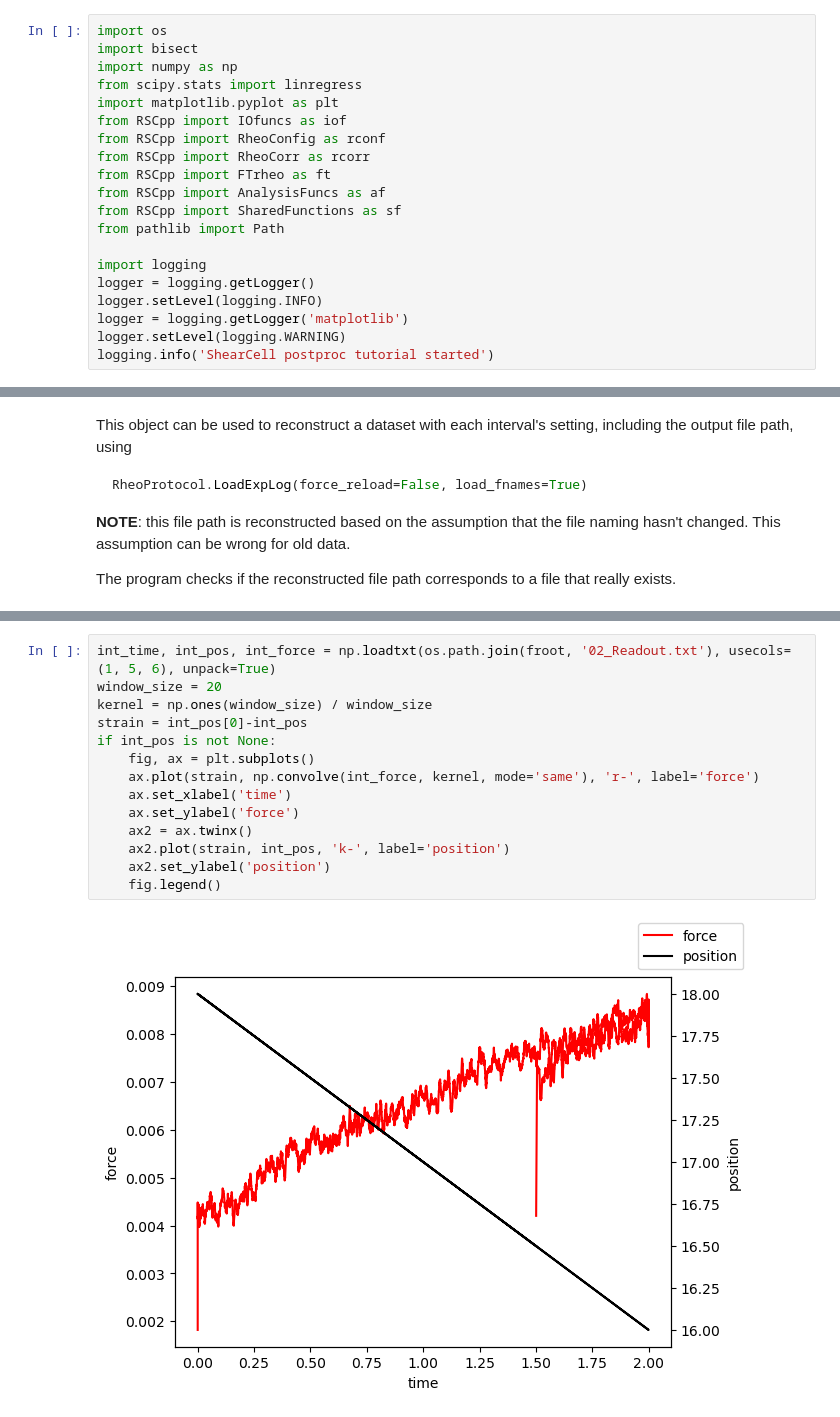
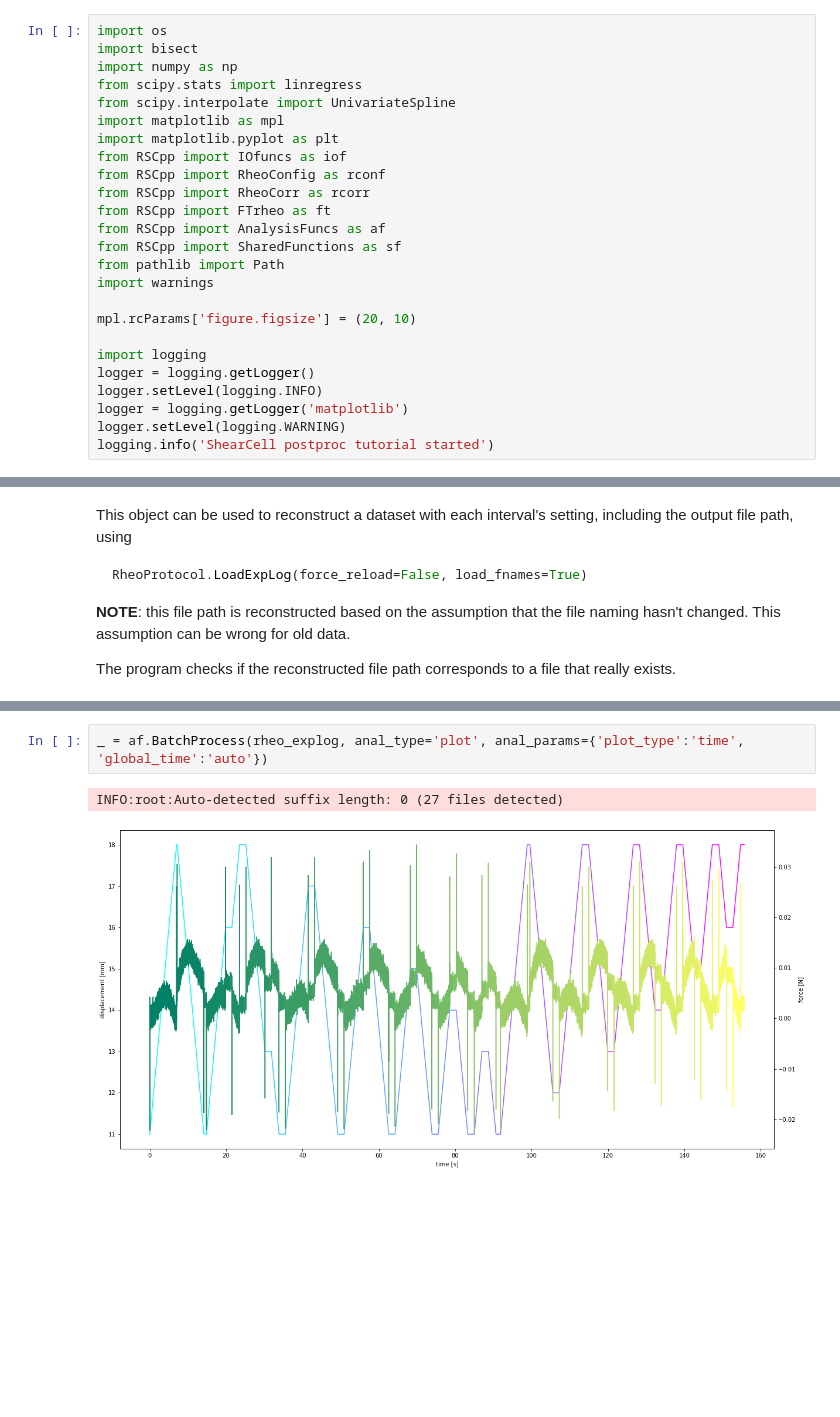
Before and after one commit to steaime/RheoShearCell_postproc, a Jupyter notebook: DataAnalysis_Suri_20260616_01.ipynb, the cells around one changed output, grey strips where cells are left out. Saved outputs shown, nothing was run; the diff lists cells and outputs as text; blank space fills up the shorter version.

```diff
--- a/DataAnalysis_Suri_20260616_01.ipynb
+++ b/DataAnalysis_Suri_20260616_01.ipynb
@@ -3,6 +3,8 @@ import os
 import bisect
 import numpy as np
 from scipy.stats import linregress
+from scipy.interpolate import UnivariateSpline
+import matplotlib as mpl
 import matplotlib.pyplot as plt
 from RSCpp import IOfuncs as iof
 from RSCpp import RheoConfig as rconf
@@ -11,6 +13,9 @@ from RSCpp import FTrheo as ft
 from RSCpp import AnalysisFuncs as af
 from RSCpp import SharedFunctions as sf
 from pathlib import Path
+import warnings
+
+mpl.rcParams['figure.figsize'] = (20, 10)
 
 import logging
 logger = logging.getLogger()
@@ -89,16 +89,5 @@ if int_pos is not None:
-# %%
-int_time, int_pos, int_force = np.loadtxt(os.path.join(froot, '02_Readout.txt'), usecols=(1, 5, 6), unpack=True)
-window_size = 20
-kernel = np.ones(window_size) / window_size
-strain = int_pos[0]-int_pos
-if int_pos is not None:
-    fig, ax = plt.subplots()
-    ax.plot(strain, np.convolve(int_force, kernel, mode='same'), 'r-', label='force')
-    ax.set_xlabel('time')
-    ax.set_ylabel('force')
-    ax2 = ax.twinx()
-    ax2.plot(strain, int_pos, 'k-', label='position')
-    ax2.set_ylabel('position')
-    fig.legend()
-# %% [output]
-[figure, removed]
+# %%
+_ = af.BatchProcess(rheo_explog, anal_type='plot', anal_params={'plot_type':'time', 'global_time':'auto'})
+# %% [output]
+INFO:root:Auto-detected suffix length: 0 (27 files detected)
+[figure, added]
```
Also changed, not shown: parts of 11 cells of this notebook, 4 other files.
